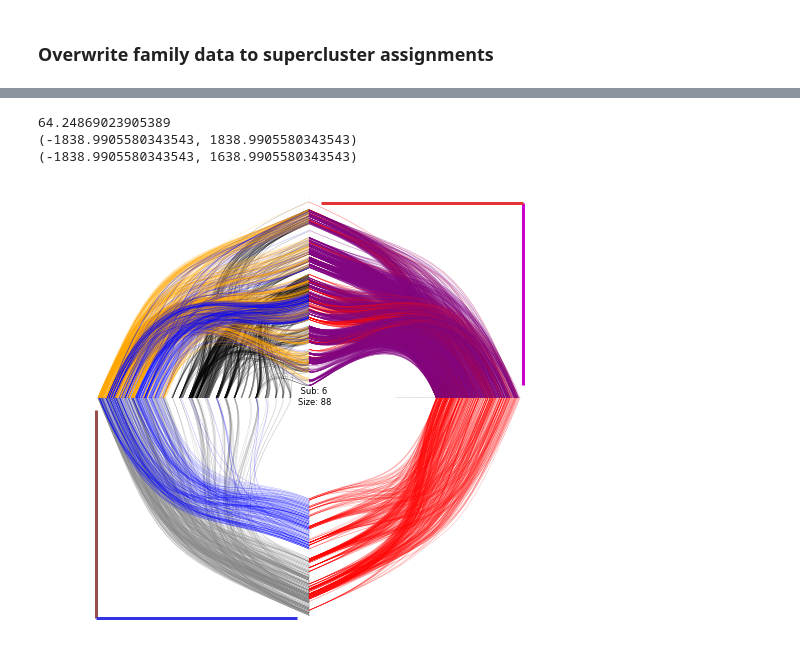
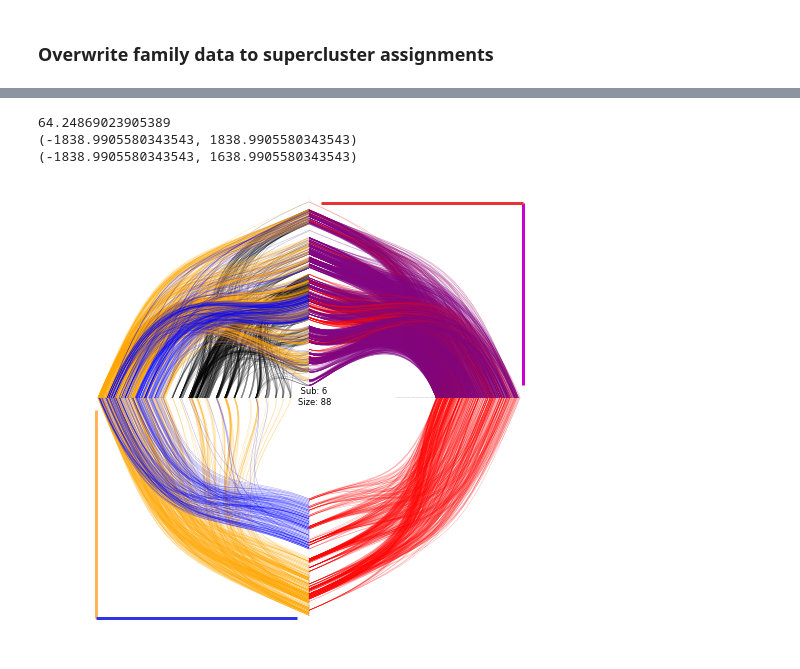
Before and after one commit to gomezlab/kinotypeClusteringAndRegression, a Jupyter notebook: viz/hiveplot/hiveplot_custom.ipynb, the cells around one changed output, grey strips where cells are left out. Drawn from its saved outputs; the diff is of its cells as text; code cells hidden in the pictures.

Commit message:
orange color change

```diff
--- a/viz/hiveplot/hiveplot_custom.ipynb
+++ b/viz/hiveplot/hiveplot_custom.ipynb
@@ -664,7 +664,7 @@ def plot_sub_super_hiveplot(sub_clust_no, super_clust_no, fig, ax, axis_pad=None
     nodes_cmap['super'] = lambda x: cm.jet(x[2]*1.0/(len(set_of_subclusts_in_superclust)*1.0)) if x[2] != 'empty' else 'white'
 
     edges_cmap = dict()
-    edges_cmap['sub_super'] = lambda x: 'blue' if x[0][2] is 'under' else 'gray'
+    edges_cmap['sub_super'] = lambda x: 'blue' if x[0][2] is 'under' else 'orange'
     edges_cmap['sub_kinome'] = lambda x: 'blue' if x[0][1] in understudied else 'orange'
     edges_cmap['super_kinome'] = 'black'
     edges_cmap['drug_sub'] = 'red'
@@ -711,35 +711,35 @@ print(kin_height)
 #                          markersize=200, markeredgewidth=2, label='Kinome')
 
 
 #first_legend = plt.legend(handles=[bar_kin], loc=1)
 #ax.add_artist(bar_kin1)
 #ax.add_artist(bar_kin)
 
 
 import matplotlib.collections  as mc
 #bars = [[(0,plt.xlim()[1]-100), (0,plt.ylim())], [(0,plt.xlim()[0]+100), (0,plt.ylim())]]
 
 #lines = mc.LineCollection(bars, linewidths=5)
 #ax.add_collection(lines)
 lines = [[(plt.xlim()[1]-80, 100), (plt.xlim()[1]-80, plt.ylim()[1]-80)], [(plt.xlim()[0]+80, plt.ylim()[0]+80), (plt.xlim()[0]+80, -100)], [(plt.xlim()[0]+80, plt.ylim()[0]+80), (-100, plt.ylim()[0]+80)], [(100, plt.ylim()[1]-80), (plt.xlim()[1]-80, plt.ylim()[1]-80)]]
-c = np.array([(.8, 0, .8, 1), (.6, .3, .3, 1), (.2, .2, .9, 1), (.9, .2, .2, 1)])
+c = np.array([(.8, 0, .8, 1), (1, .7, .35, 1), (.2, .2, .9, 1), (.9, .2, .2, 1)])
 
 lc = mc.LineCollection(lines, colors=c, linewidths=3)
 #fig, ax = pl.subplots()
 ax.add_collection(lc)
 
 
 print(plt.xlim())
 print(plt.ylim())
 
 ax.text(x=-90,y=-50, s=' Sub: 6\nSize: 88',color='black',fontsize='small')
 #h.draw()
 plt.savefig('subc_8.pdf')
 # %% [output]
 64.24869023905389
 (-1838.9905580343543, 1838.9905580343543)
 (-1838.9905580343543, 1638.9905580343543)
-[figure, old version]
+[figure, new version]
 # %%
 fig, ax = plt.subplots(ncols=1,nrows=1, figsize=(8,8))
 
```
